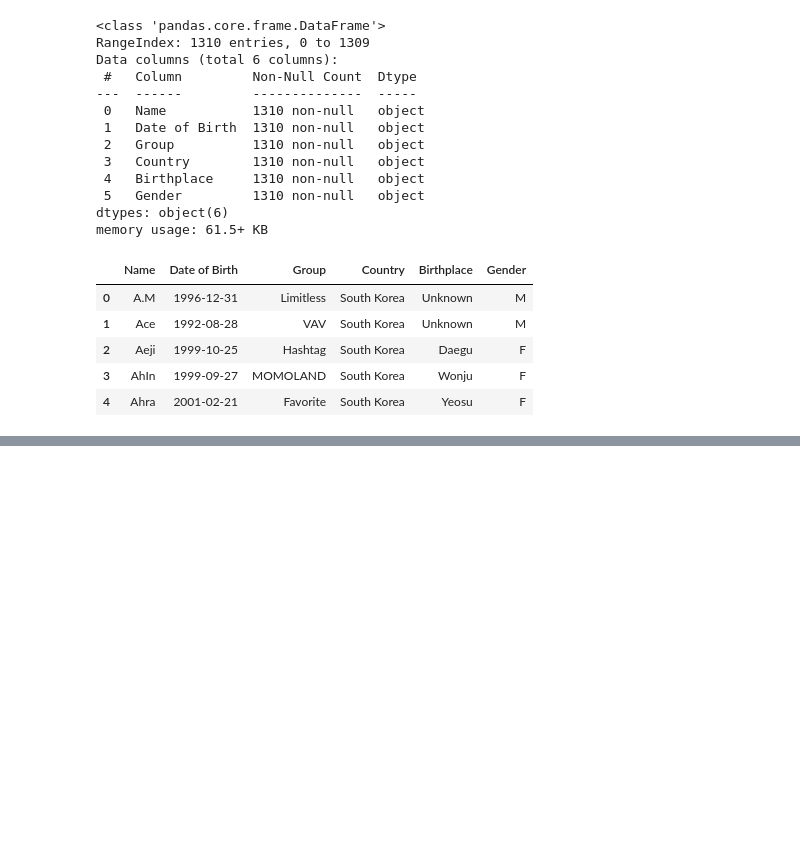
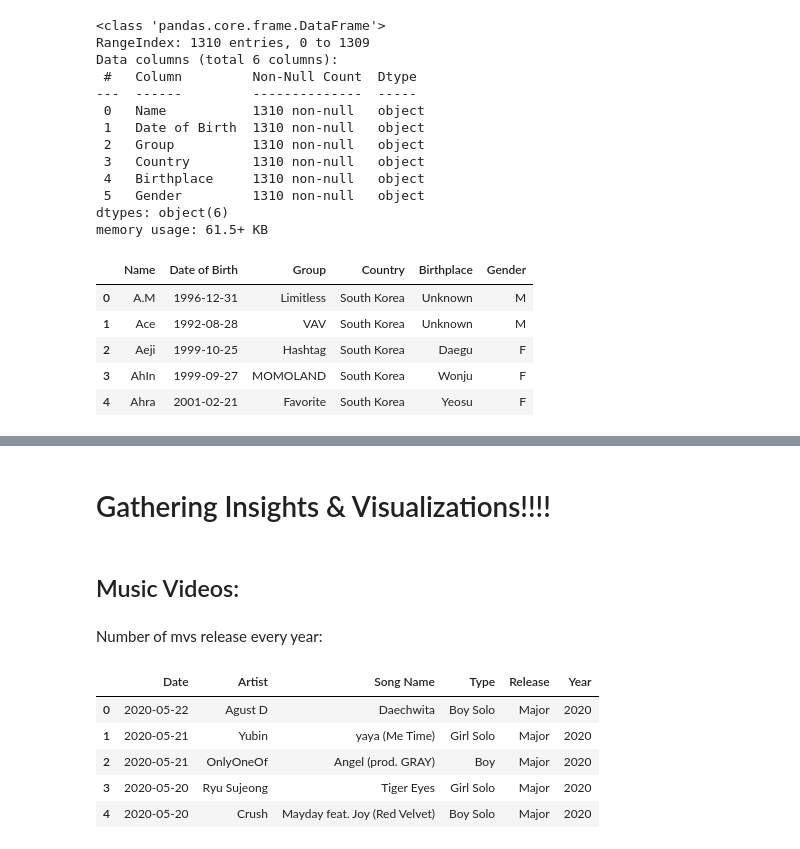
Before and after one commit to ssim3/Kpop_EDA, a Jupyter notebook: kpop_eda.ipynb, the cells around one changed output, grey strips where cells are left out. Cells and saved outputs as stored; diff of their text form; code cells hidden in the pictures; blank space fills up the shorter version.

```diff
--- a/kpop_eda.ipynb
+++ b/kpop_eda.ipynb
@@ -373,0 +458,15 @@ idols.head() # All cleaned up
+# %% [markdown]
+# Gathering Insights & Visualizations!!!!
+# %% [markdown]
+## Music Videos:
+# %% [markdown]
+Number of mvs release every year:
+# %%
+mv.head()
+# %% [output]
+|  | Date | Artist | Song Name | Type | Release | Year |
+| 0 | 2020-05-22 | Agust D | Daechwita | Boy Solo | Major | 2020 |
+| 1 | 2020-05-21 | Yubin | yaya (Me Time) | Girl Solo | Major | 2020 |
+| 2 | 2020-05-21 | OnlyOneOf | Angel (prod. GRAY) | Boy | Major | 2020 |
+| 3 | 2020-05-20 | Ryu Sujeong | Tiger Eyes | Girl Solo | Major | 2020 |
+| 4 | 2020-05-20 | Crush | Mayday feat. Joy (Red Velvet) | Boy Solo | Major | 2020 |
```
Also changed, not shown: parts of 15 cells of this notebook.
